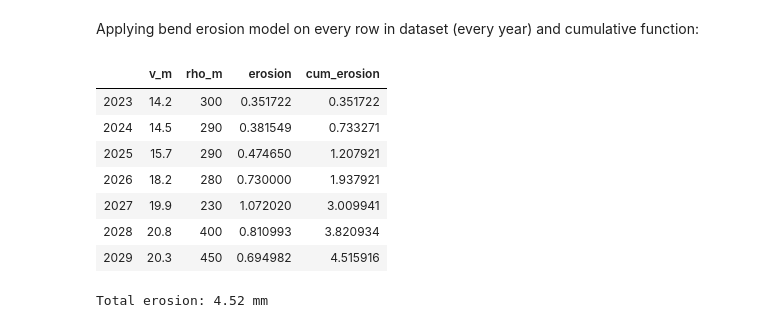
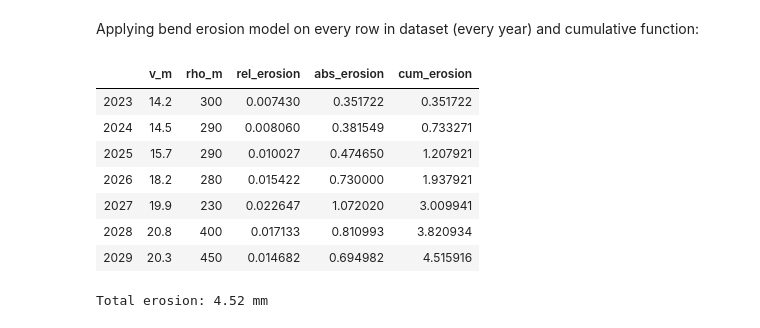
Before and after one commit to equinor/pysand, a Jupyter notebook: examples/erosion.ipynb, the cells around one changed output. Saved outputs shown, nothing was run; the diff lists cells and outputs as text; code cells hidden in the pictures.

```diff
--- a/examples/erosion.ipynb
+++ b/examples/erosion.ipynb
@@ -53,16 +106,17 @@ df
 # %% [markdown]
 Applying bend erosion model on every row in dataset (every year) and cumulative function:
 # %%
-df['erosion'] = df.apply(lambda row: bend(row['v_m'], row['rho_m'], mu_m, Q_s, R, GF, D, d_p), axis=1)
-df['cum_erosion'] = df['erosion'].cumsum()
+df['rel_erosion'] = df.apply(lambda row: bend(row['v_m'], row['rho_m'], mu_m, R, GF, D, d_p), axis=1)
+df['abs_erosion'] = df.apply(lambda row: erosion_rate(row['rel_erosion'], Q_s), axis=1)
+df['cum_erosion'] = df['abs_erosion'].cumsum()
 df
 # %% [output]
-|  | v_m | rho_m | erosion | cum_erosion |
-| 2023 | 14.2 | 300 | 0.351722 | 0.351722 |
-| 2024 | 14.5 | 290 | 0.381549 | 0.733271 |
-| 2025 | 15.7 | 290 | 0.474650 | 1.207921 |
-| 2026 | 18.2 | 280 | 0.730000 | 1.937921 |
-| 2027 | 19.9 | 230 | 1.072020 | 3.009941 |
-| 2028 | 20.8 | 400 | 0.810993 | 3.820934 |
-| 2029 | 20.3 | 450 | 0.694982 | 4.515916 |
+|  | v_m | rho_m | rel_erosion | abs_erosion | cum_erosion |
+| 2023 | 14.2 | 300 | 0.007430 | 0.351722 | 0.351722 |
+| 2024 | 14.5 | 290 | 0.008060 | 0.381549 | 0.733271 |
+| 2025 | 15.7 | 290 | 0.010027 | 0.474650 | 1.207921 |
+| 2026 | 18.2 | 280 | 0.015422 | 0.730000 | 1.937921 |
+| 2027 | 19.9 | 230 | 0.022647 | 1.072020 | 3.009941 |
+| 2028 | 20.8 | 400 | 0.017133 | 0.810993 | 3.820934 |
+| 2029 | 20.3 | 450 | 0.014682 | 0.694982 | 4.515916 |
 # %%
```
Also changed, not shown: parts of 17 cells of this notebook, 3 other files.
